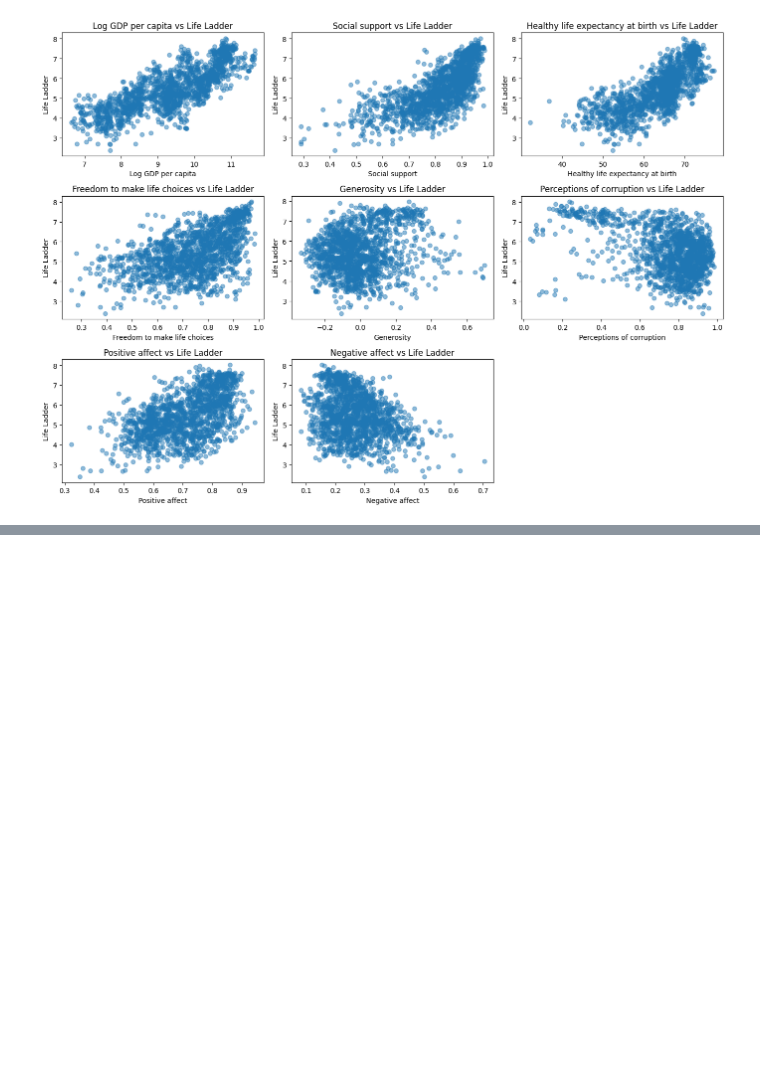
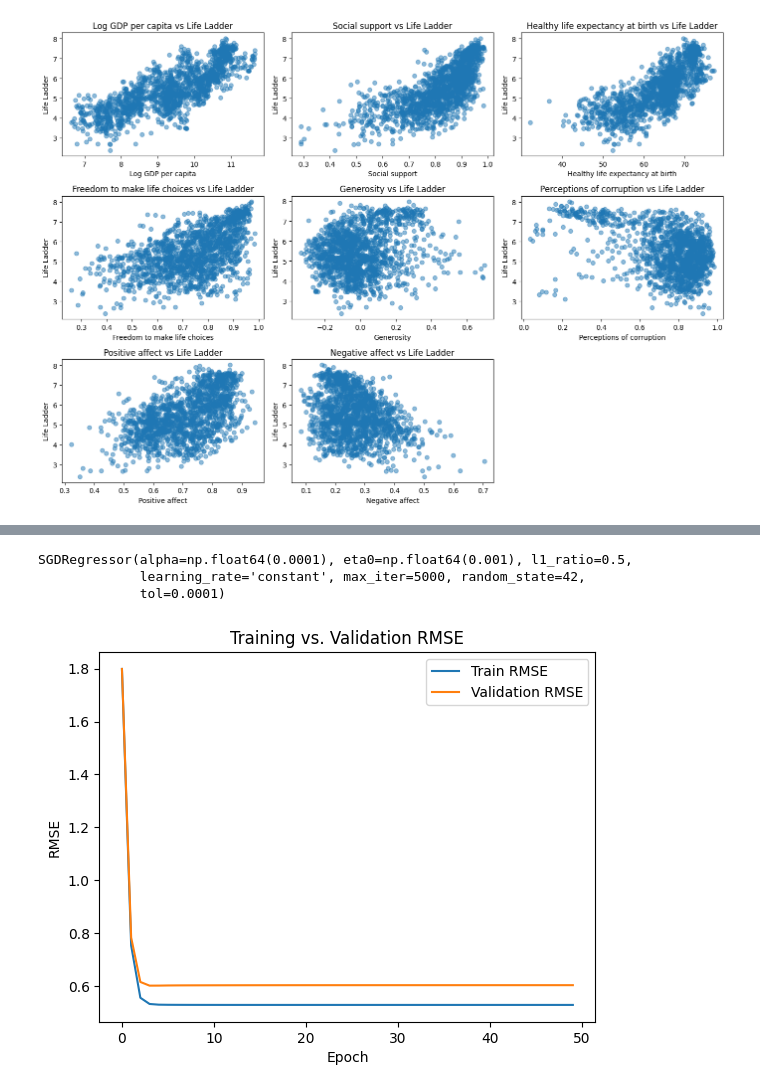
Before and after one commit to cdhakami-p/CSCI-B455, a Jupyter notebook: hw1/q1/hw1_q1.ipynb, the cells around one changed output, grey strips where cells are left out. Cells and saved outputs as stored; diff of their text form; code cells hidden in the pictures; blank space fills up the shorter version.

```diff
--- a/hw1/q1/hw1_q1.ipynb
+++ b/hw1/q1/hw1_q1.ipynb
@@ -226,0 +384,58 @@ plt.show()
+# %%
+# Train model with best results
+
+best_penalty = best["Penalty"]
+best_alpha = best["Alpha"]
+best_eta = best["Eta"]
+
+X_imp_all = imputer.fit_transform(X)
+scaler = StandardScaler()
+X_scaled_all = scaler.fit_transform(X_imp_all)
+
+best_model = SGDRegressor(penalty=best_penalty, alpha=best_alpha, l1_ratio=0.5,
+                          learning_rate="constant", eta0=best_eta, max_iter=5000,
+                          tol=1e-4, random_state=42)
+
+best_model.fit(X_scaled_all, y)
+# %% [output]
+SGDRegressor(alpha=np.float64(0.0001), eta0=np.float64(0.001), l1_ratio=0.5,
+             learning_rate='constant', max_iter=5000, random_state=42,
+             tol=0.0001)
+# %%
+# Plot results
+
+X_train, X_val, y_train, y_val = train_test_split(X, y, test_size=0.25, random_state=42)
+
+X_train_imp = imputer.fit_transform(X_train)
+X_val_imp = imputer.transform(X_val)
+
+scaler = StandardScaler()
+X_train_scaled = scaler.fit_transform(X_train_imp)
+X_val_scaled = scaler.transform(X_val_imp)
+
+epochs = 50
+train_rmse = []
+val_rmse = []
+
+sgd_epoch = SGDRegressor(penalty=best_penalty, alpha=best_alpha, l1_ratio=0.5,
+                          learning_rate="constant", eta0=best_eta, max_iter=1,
+                          warm_start=True, tol=None, random_state=42)
+
+for epoch in range(epochs):
+  sgd_epoch.fit(X_train_scaled, y_train)
+
+  train_pred = sgd_epoch.predict(X_train_scaled)
+  val_pred = sgd_epoch.predict(X_val_scaled)
+
+  train_rmse.append(rmse(y_train, train_pred))
+  val_rmse.append(rmse(y_val, val_pred))
+
+plt.plot(train_rmse, label="Train RMSE")
+plt.plot(val_rmse, label="Validation RMSE")
+plt.xlabel("Epoch")
+plt.ylabel("RMSE")
+plt.legend()
+plt.title("Training vs. Validation RMSE")
+plt.show()
+# %% [output]
+[figure, added]
```
Also changed, not shown: parts of 9 cells of this notebook.
